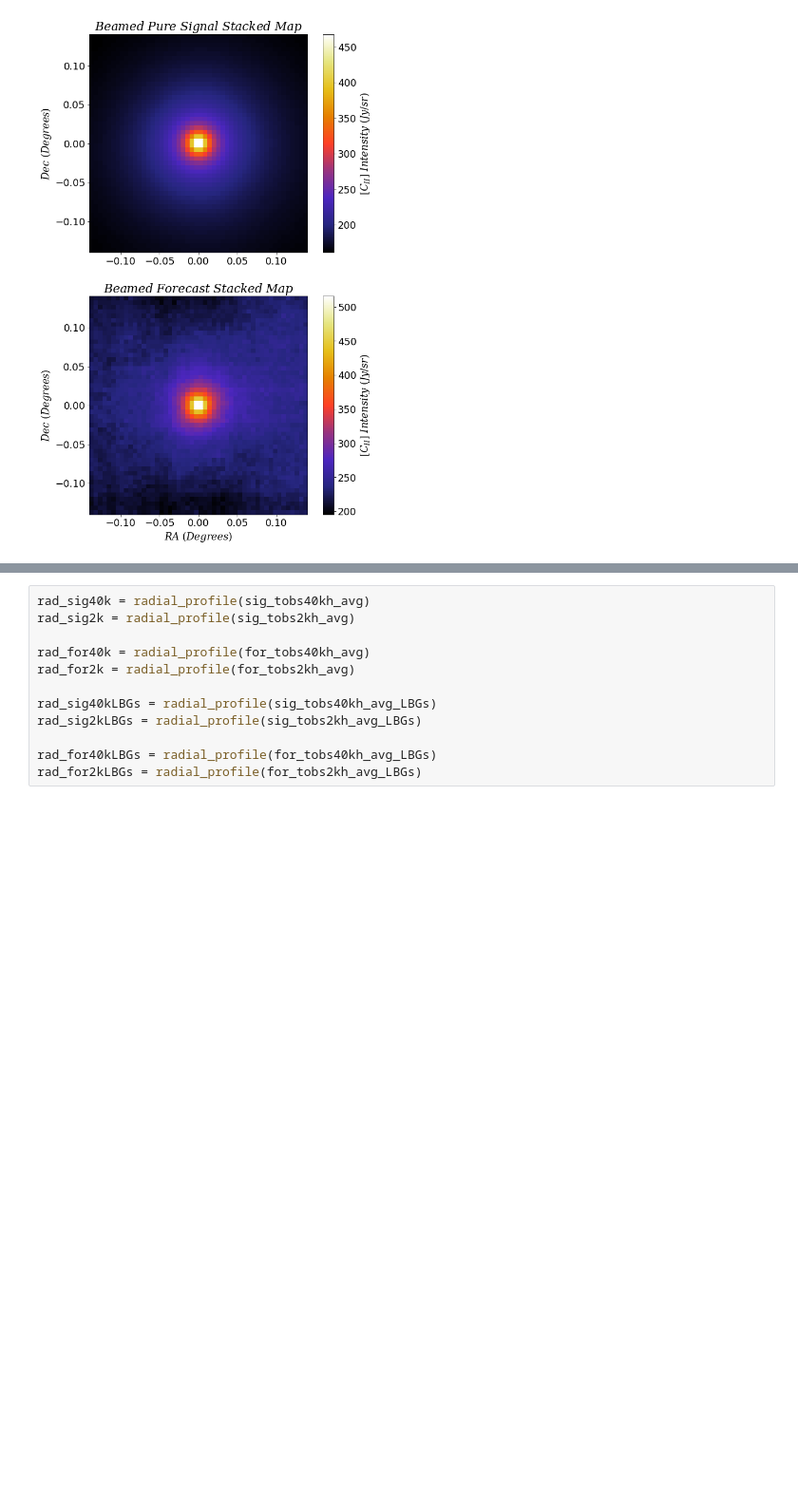
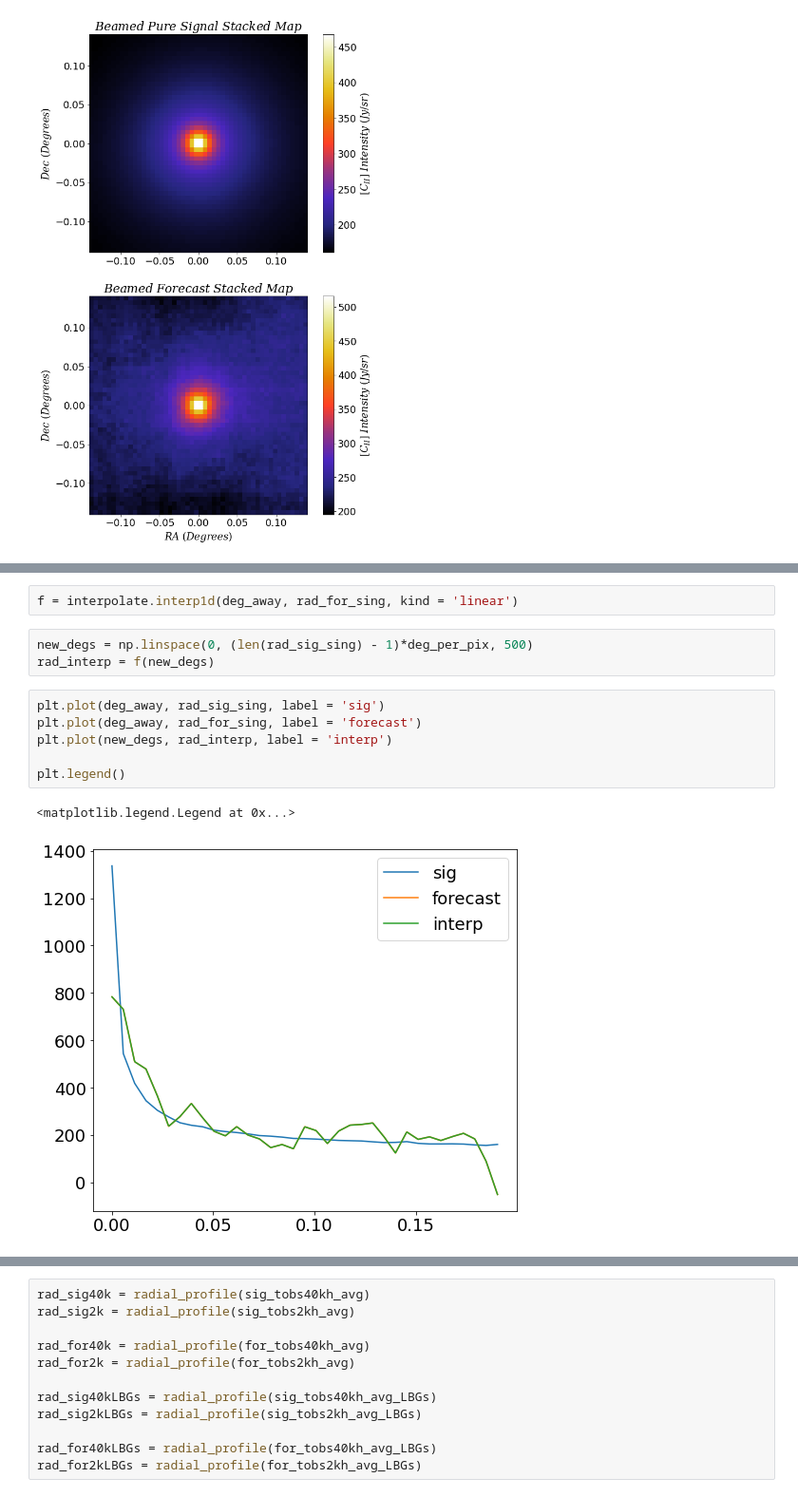
Before and after one commit to PatrickHorlaville/CITA_LIM, a Jupyter notebook: Many_stacks.ipynb, the cells around one changed output, grey strips where cells are left out. Shown at 95% size. Saved outputs shown, nothing was run; the diff lists cells and outputs as text; blank space fills up the shorter version.

```diff
--- a/Many_stacks.ipynb
+++ b/Many_stacks.ipynb
@@ -256,0 +219,14 @@ array([5.57376238, 5.6395    , 5.70656566, 5.775     , 5.84484536,
+# %%
+f = interpolate.interp1d(deg_away, rad_for_sing, kind = 'linear')
+# %%
+new_degs = np.linspace(0, (len(rad_sig_sing) - 1)*deg_per_pix, 500)
+rad_interp = f(new_degs)
+# %%
+plt.plot(deg_away, rad_sig_sing, label = 'sig')
+plt.plot(deg_away, rad_for_sing, label = 'forecast')
+plt.plot(new_degs, rad_interp, label = 'interp')
+
+plt.legend()
+# %% [output]
+<matplotlib.legend.Legend at 0x...>
+[figure, added]
```
Also changed, not shown: parts of 73 cells of this notebook, 37 other files.
